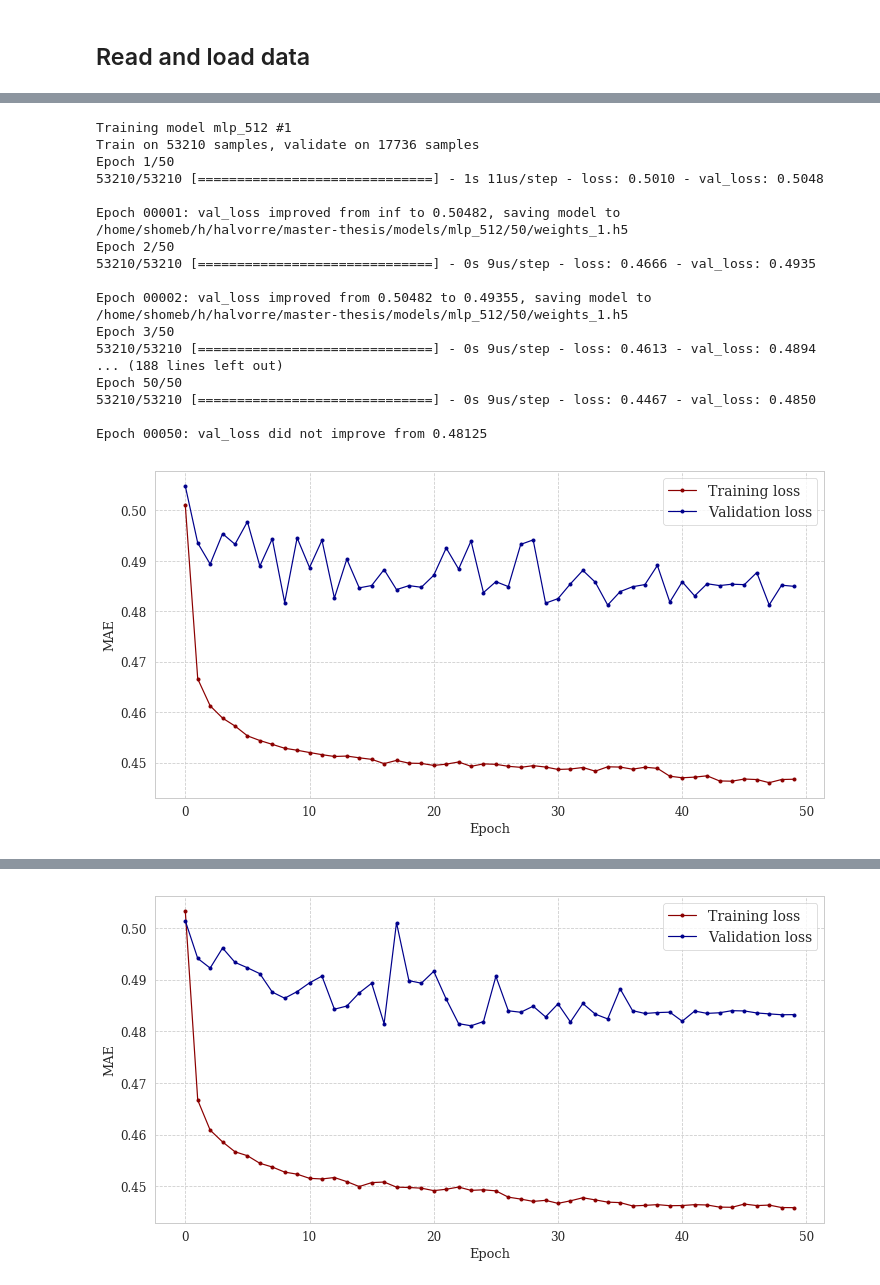
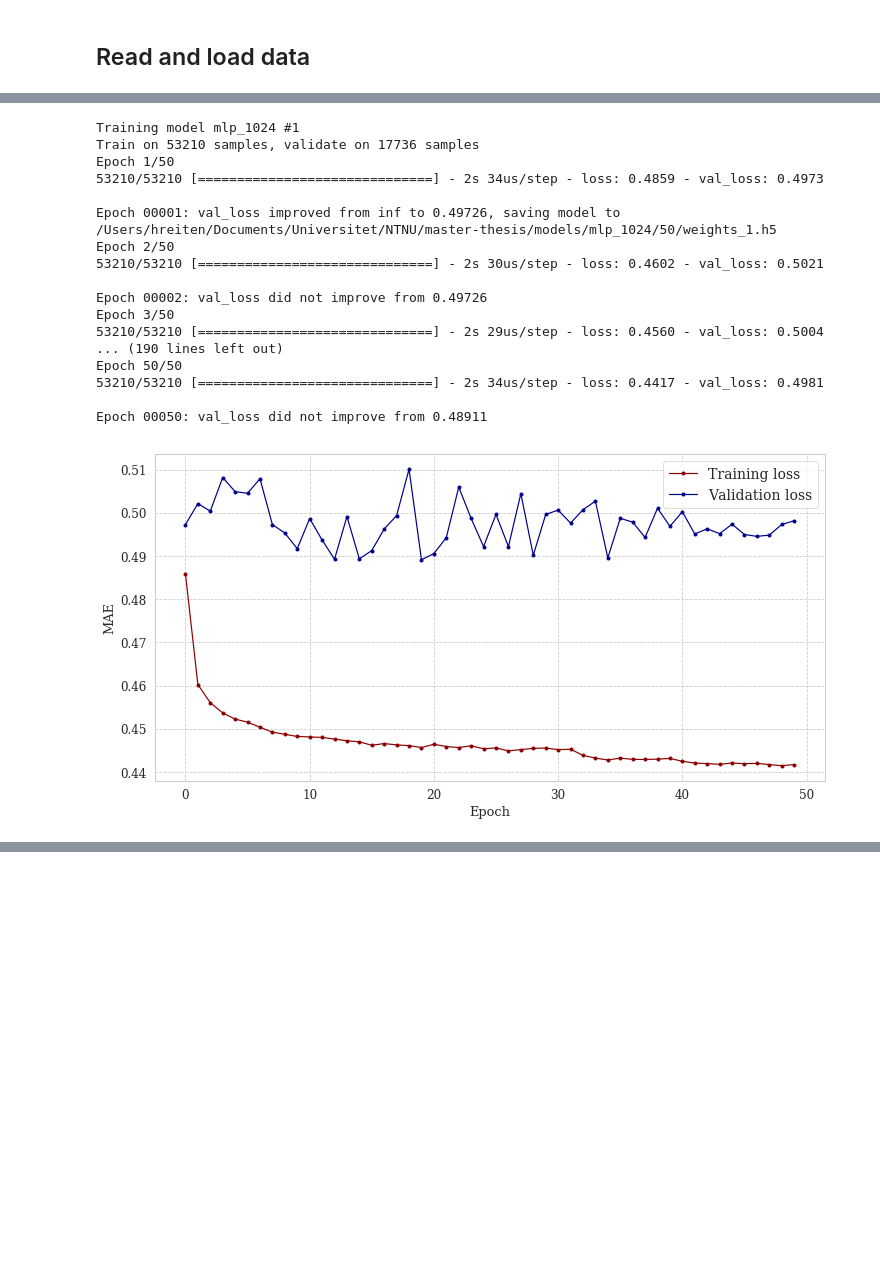
Before and after one commit to hreiten/master-thesis, a Jupyter notebook: src/predictive-models/mlp.ipynb, the cells around one changed output, grey strips where cells are left out. Saved outputs shown, nothing was run; the diff lists cells and outputs as text; code cells hidden in the pictures; blank space fills up the shorter version.

```diff
--- a/src/predictive-models/mlp.ipynb
+++ b/src/predictive-models/mlp.ipynb
@@ -325,35 +265,48 @@ def mlp_512(num_inputs, num_outputs):
+# %%
+def mlp_1024(x_shape, y_shape):
+
+    input_layer = Input(shape=(x_shape[-1],))
+    layer_1 = layers.Dense(1024, activation='relu', kernel_initializer = 'random_uniform')(input_layer)
+    layer_2 = layers.Dropout(0.3)(layer_1, training=True)
+
+    output_layer = layers.Dense(y_shape[-1])(layer_2)
+
+    model = Model(input_layer, output_layer)
+    return model
 # %%
 K.clear_session()
 
-batch_size=256
-epochs=50
-iterations=5
-name = "mlp_512"
+name = "mlp_1024"
+iterations = 1
+batch_size = 256
+epochs = 50
+n_pred = 300
 
-mlp_512_dict = evaluate_mlp(mlp_512,
-                            train_tuple=(x_train, y_train),
-                            valid_tuple=(x_valid, y_valid),
-                            test_tuple=(x_test, y_test),
-                            name=name,
-                            epochs=epochs,
-                            iterations=iterations,
-                            batch_size=batch_size)
+mlp_1024_dict = evaluate_mlp(mlp_1024,
+                             train_tuple=(x_train, y_train),
+                             valid_tuple=(x_valid, y_valid),
+                             test_tuple=(x_test, y_test),
+                             name=name,
+                             epochs=epochs,
+                             iterations=iterations,
+                             n_pred=n_pred,
+                             batch_size=batch_size)
 # %% [output]
-Training model mlp_512 #1
+Training model mlp_1024 #1
 Train on 53210 samples, validate on 17736 samples
 Epoch 1/50
-53210/53210 [==============================] - 1s 11us/step - loss: 0.5010 - val_loss: 0.5048
+53210/53210 [==============================] - 2s 34us/step - loss: 0.4859 - val_loss: 0.4973
 
-Epoch 00001: val_loss improved from inf to 0.50482, saving model to /home/shomeb/h/halvorre/master-thesis/models/mlp_512/50/weights_1.h5
+Epoch 00001: val_loss improved from inf to 0.49726, saving model to /Users/hreiten/Documents/Universitet/NTNU/master-thesis/models/mlp_1024/50/weights_1.h5
 Epoch 2/50
-53210/53210 [==============================] - 0s 9us/step - loss: 0.4666 - val_loss: 0.4935
+53210/53210 [==============================] - 2s 30us/step - loss: 0.4602 - val_loss: 0.5021
 
-Epoch 00002: val_loss improved from 0.50482 to 0.49355, saving model to /home/shomeb/h/halvorre/master-thesis/models/mlp_512/50/weights_1.h5
+Epoch 00002: val_loss did not improve from 0.49726
 Epoch 3/50
-53210/53210 [==============================] - 0s 9us/step - loss: 0.4613 - val_loss: 0.4894
-... (188 lines left out)
+53210/53210 [==============================] - 2s 29us/step - loss: 0.4560 - val_loss: 0.5004
+... (190 lines left out)
 Epoch 50/50
-53210/53210 [==============================] - 0s 9us/step - loss: 0.4467 - val_loss: 0.4850
+53210/53210 [==============================] - 2s 34us/step - loss: 0.4417 - val_loss: 0.4981
 
-Epoch 00050: val_loss did not improve from 0.48125
+Epoch 00050: val_loss did not improve from 0.48911
-[figure, old version]
+[figure, new version]
@@ -377 +331,0 @@ Epoch 00050: val_loss did not improve from 0.48105
-[figure, removed]
```
Also changed, not shown: parts of 20 cells of this notebook, 38 other files.
